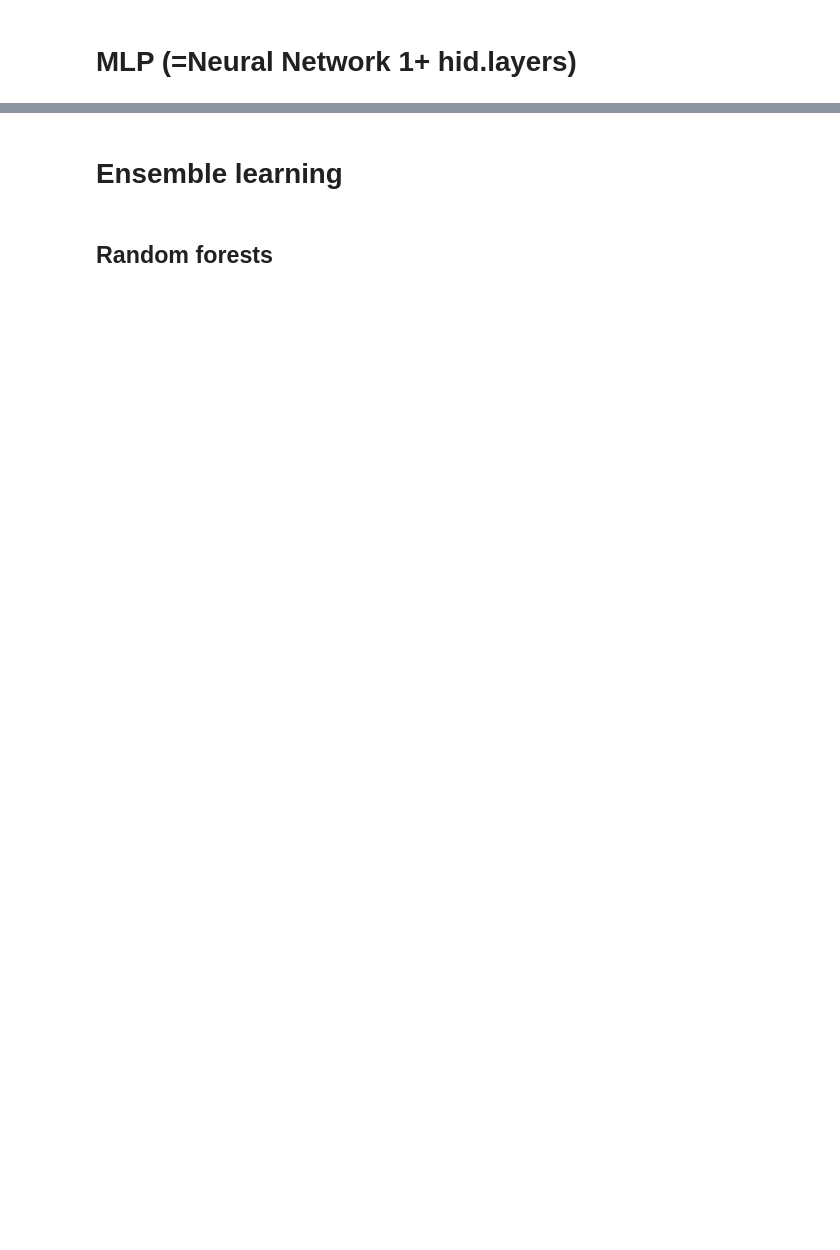
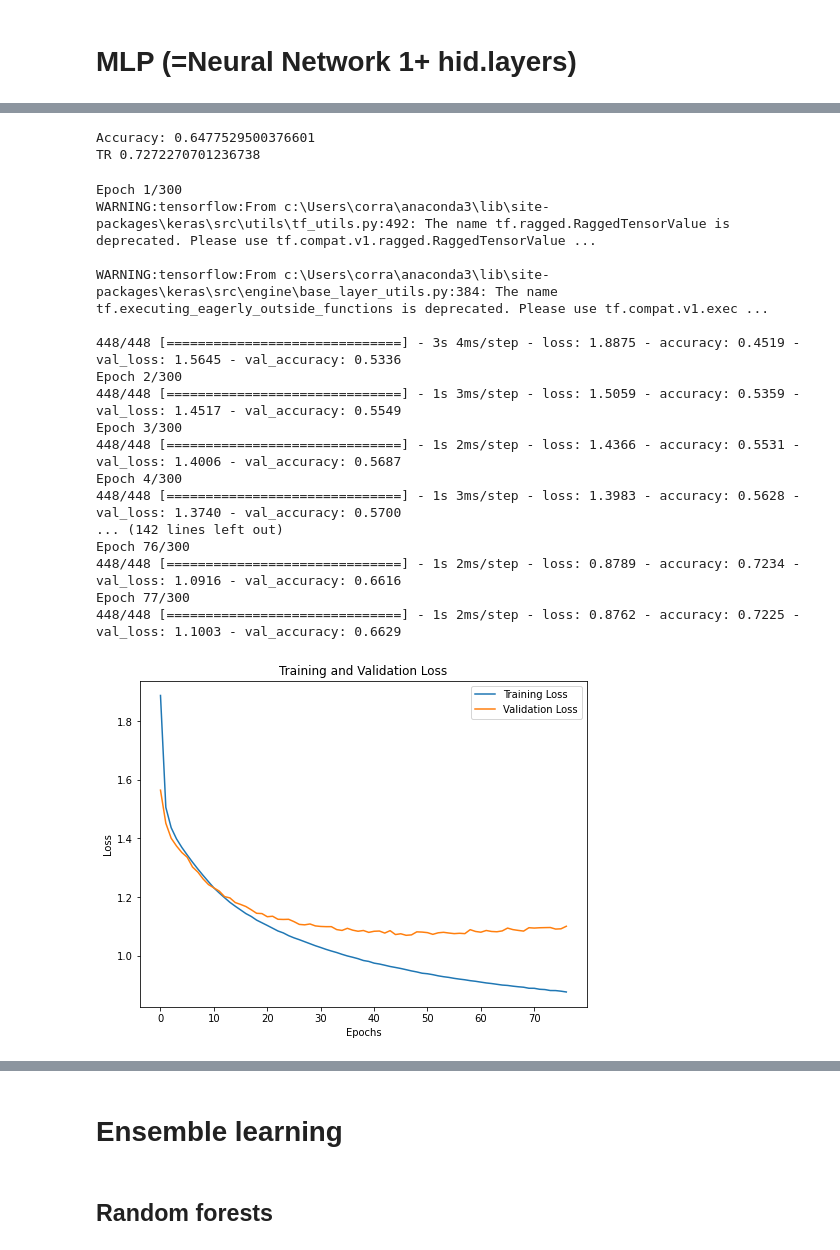
Before and after one commit to Bakko000/Data-Mining-2, a Jupyter notebook: advancedclass.ipynb, the cells around one changed output, grey strips where cells are left out. Cells and saved outputs as stored; diff of their text form; code cells hidden in the pictures; blank space fills up the shorter version.

```diff
--- a/advancedclass.ipynb
+++ b/advancedclass.ipynb
@@ -353,0 +370,48 @@ Accuracy: 0.6507657544564399
+# %%
+print("Accuracy:", accuracy)
+print("TR", mlp.score(X_train_norm, y_train))
+# %% [output]
+Accuracy: 0.6477529500376601
+TR 0.7272270701236738
+# %%
+import tensorflow
+from tensorflow import keras
+from keras.models import Sequential
+from keras.layers import Dense
+from keras.optimizers import Adam
+from sklearn.model_selection import train_test_split
+from keras.utils import to_categorical
+import matplotlib.pyplot as plt
+from keras.regularizers import l2
+
+
+# Assuming you have X_train_norm and y_train defined
+
+# One-hot encode the target variables
+num_classes = len(np.unique(y_train))
+y_train_one_hot = to_categorical(y_train, num_classes=num_classes)
+
+# Further split the training data into train and validation sets
+X_train, X_val, y_train, y_val = train_test_split(X_train_norm, y_train_one_hot, test_size=0.1, random_state=42)
+
+# Define the input shape
+input_shape = (X_train.shape[1],)  # Use the second dimension as input_shape
+# %% [output]
+Epoch 1/300
+WARNING:tensorflow:From c:\Users\corra\anaconda3\lib\site-packages\keras\src\utils\tf_utils.py:492: The name tf.ragged.RaggedTensorValue is deprecated. Please use tf.compat.v1.ragged.RaggedTensorValue ...
+
+WARNING:tensorflow:From c:\Users\corra\anaconda3\lib\site-packages\keras\src\engine\base_layer_utils.py:384: The name tf.executing_eagerly_outside_functions is deprecated. Please use tf.compat.v1.exec ...
+
+448/448 [==============================] - 3s 4ms/step - loss: 1.8875 - accuracy: 0.4519 - val_loss: 1.5645 - val_accuracy: 0.5336
+Epoch 2/300
+448/448 [==============================] - 1s 3ms/step - loss: 1.5059 - accuracy: 0.5359 - val_loss: 1.4517 - val_accuracy: 0.5549
+Epoch 3/300
+448/448 [==============================] - 1s 2ms/step - loss: 1.4366 - accuracy: 0.5531 - val_loss: 1.4006 - val_accuracy: 0.5687
+Epoch 4/300
+448/448 [==============================] - 1s 3ms/step - loss: 1.3983 - accuracy: 0.5628 - val_loss: 1.3740 - val_accuracy: 0.5700
+... (142 lines left out)
+Epoch 76/300
+448/448 [==============================] - 1s 2ms/step - loss: 0.8789 - accuracy: 0.7234 - val_loss: 1.0916 - val_accuracy: 0.6616
+Epoch 77/300
+448/448 [==============================] - 1s 2ms/step - loss: 0.8762 - accuracy: 0.7225 - val_loss: 1.1003 - val_accuracy: 0.6629
+[figure, added]
```
Also changed, not shown: parts of 23 cells of this notebook, 2 other files.
